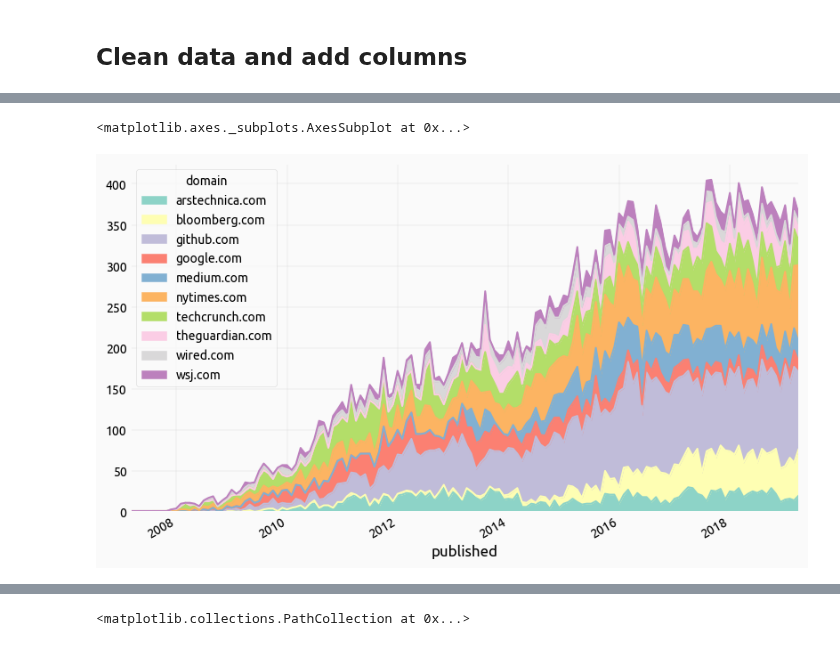
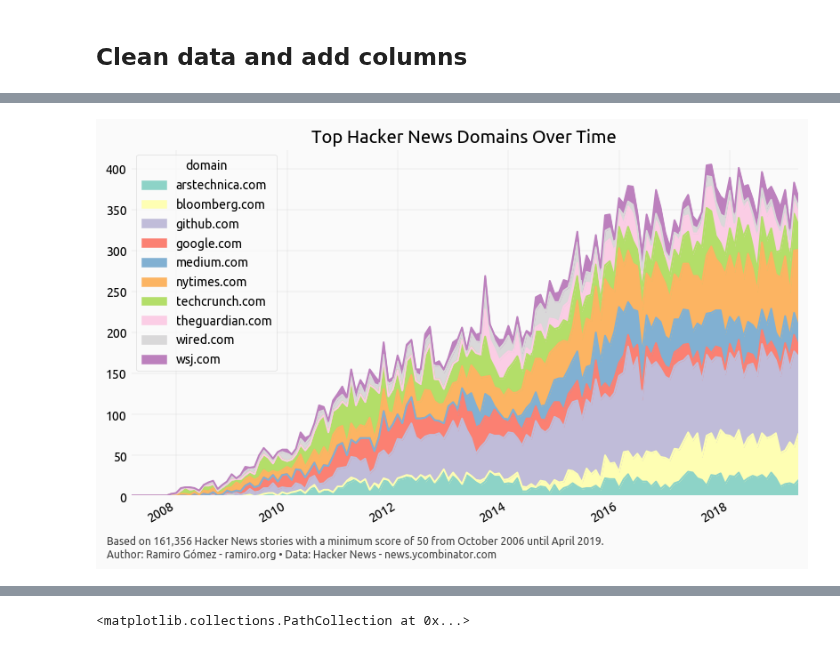
Before and after one commit to yaph/ipython-notebooks, a Jupyter notebook: hacker-news-stories.ipynb, the cells around one changed output, grey strips where cells are left out. Cells and saved outputs as stored; diff of their text form; code cells hidden in the pictures.

Commit message:
Add title, info and attribution to plots

```diff
--- a/hacker-news-stories.ipynb
+++ b/hacker-news-stories.ipynb
@@ -19,8 +19,11 @@ import matplotlib as mpl
 import matplotlib.pyplot as plt
 import tld
 
+
 mpl.style.use('ramiro')
-default_figsize = (10, 5)
+
+attribution = 'Author: Ramiro Gómez - ramiro.org • Data: Hacker News - news.ycombinator.com'
+
 data_file = os.path.expanduser('~/data/hackernews/hackernews_popular_stories_2019-05-05.csv')
 df = pd.read_csv(data_file, parse_dates=['timestamp'])
 df.head()
@@ -49,3 +52,7 @@ df['domain'] = df.url.apply(lambda s: tld.get_fld(s, fail_silently=True))
 
 # https://stackoverflow.com/questions/42285130/how-floor-a-date-to-the-first-date-of-that-month
 df['published'] = df.timestamp.dt.to_period('M').dt.to_timestamp()
+df = df.loc[df.published < '2019-05']
+
+info = 'Based on {:,d} Hacker News stories with a minimum score of 50 from October 2006 until April 2019.\n{}'.format(len(df), attribution)
+df.shape
@@ -66,0 +71,15 @@ top_domains[::-1].plot(kind='barh');
+# %%
+title='Popular Hacker News Stories: Top Domains'
+by_domain = df.groupby(df.domain)['score'].agg(['count', 'mean'])
+top_domains = by_domain.sort_values('count', ascending=False).head(10)[::-1]
+axes = top_domains.plot(kind='barh', figsize=(8, 8), sharex=False, title=title, subplots=True, legend=None)
+
+ax0 = axes[0]
+ax0.set_title('Story count')
+ax0.get_yaxis().set_label_text('')
+
+ax1 = axes[1]
+ax1.set_title('Mean score')
+ax1.get_yaxis().set_label_text('')
+
+plt.gcf().text(-0.11, 0, info, ha='left', va='center', fontsize=12, color='#444444');
@@ -67,10 +88,14 @@ top_domains[::-1].plot(kind='barh');
 # %%
 colors = ['#8dd3c7','#ffffb3','#bebada','#fb8072','#80b1d3','#fdb462','#b3de69','#fccde5','#d9d9d9','#bc80bd']
 cmap = mpl.colors.LinearSegmentedColormap.from_list('Custom cmap', colors)
 
-df_top_domains = df.loc[df.domain.isin(domains_story_count[:10].index) & (df.published < '2019-05')]
-by_published_domain = df_top_domains.groupby(['published', 'domain'])
-by_published_domain.size().unstack().plot(kind='area', figsize=(12, 8), stacked=True, colormap=cmap)
+title = 'Top Hacker News Domains Over Time'
+
+df_top_domains = df.loc[df.domain.isin(top_domains[:10].index)]
+by_published_domain = df_top_domains.pivot_table(values='score', index='published', columns='domain', aggfunc='count')
+
+ax = by_published_domain.plot(kind='area', figsize=(12, 8), stacked=True, colormap=cmap, title=title)
+ax.set_xlabel('', visible=False)
+plt.gcf().text(0.05, 0.1, info, ha='left', va='center', fontsize=12, color='#444444');
 # %% [output]
-<matplotlib.axes._subplots.AxesSubplot at 0x...>
-[figure, old version]
+[figure, new version]
```
Also changed, not shown: parts of 10 cells of this notebook, 1 other file.
